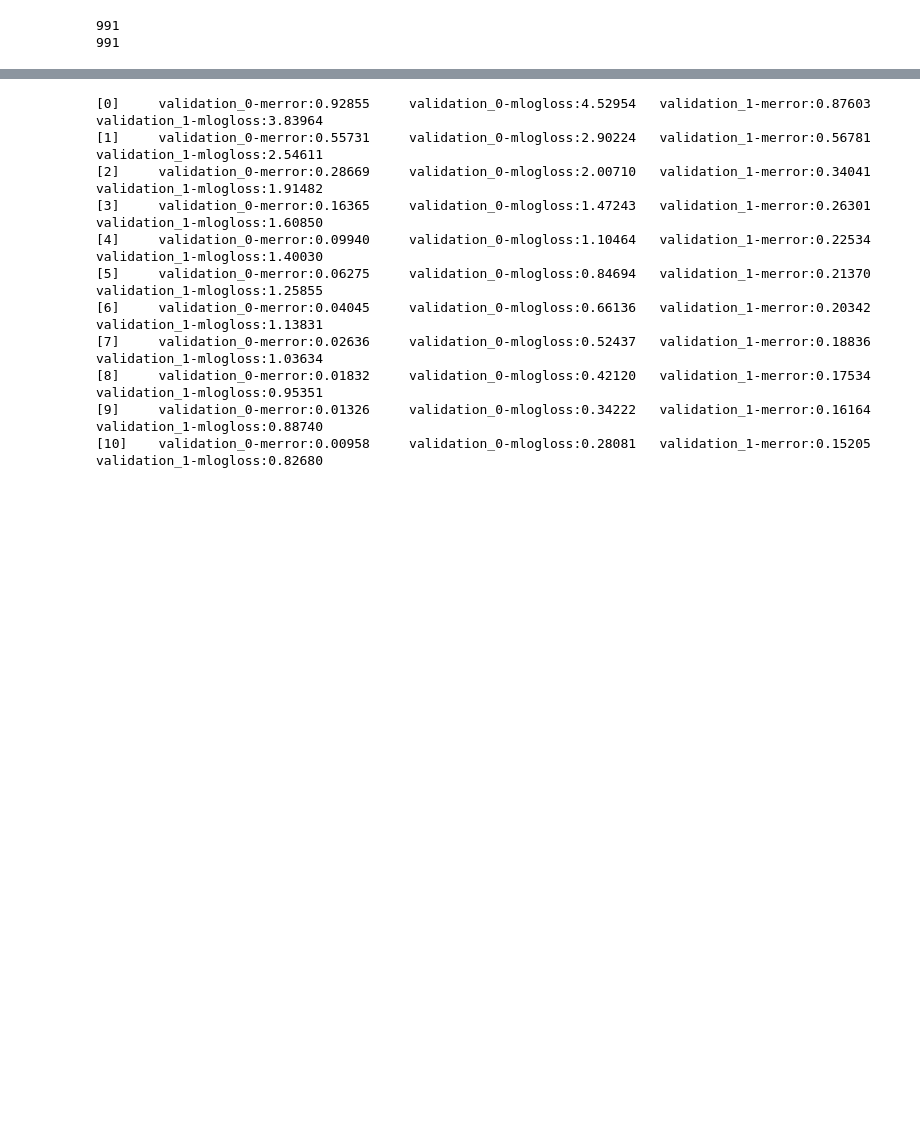
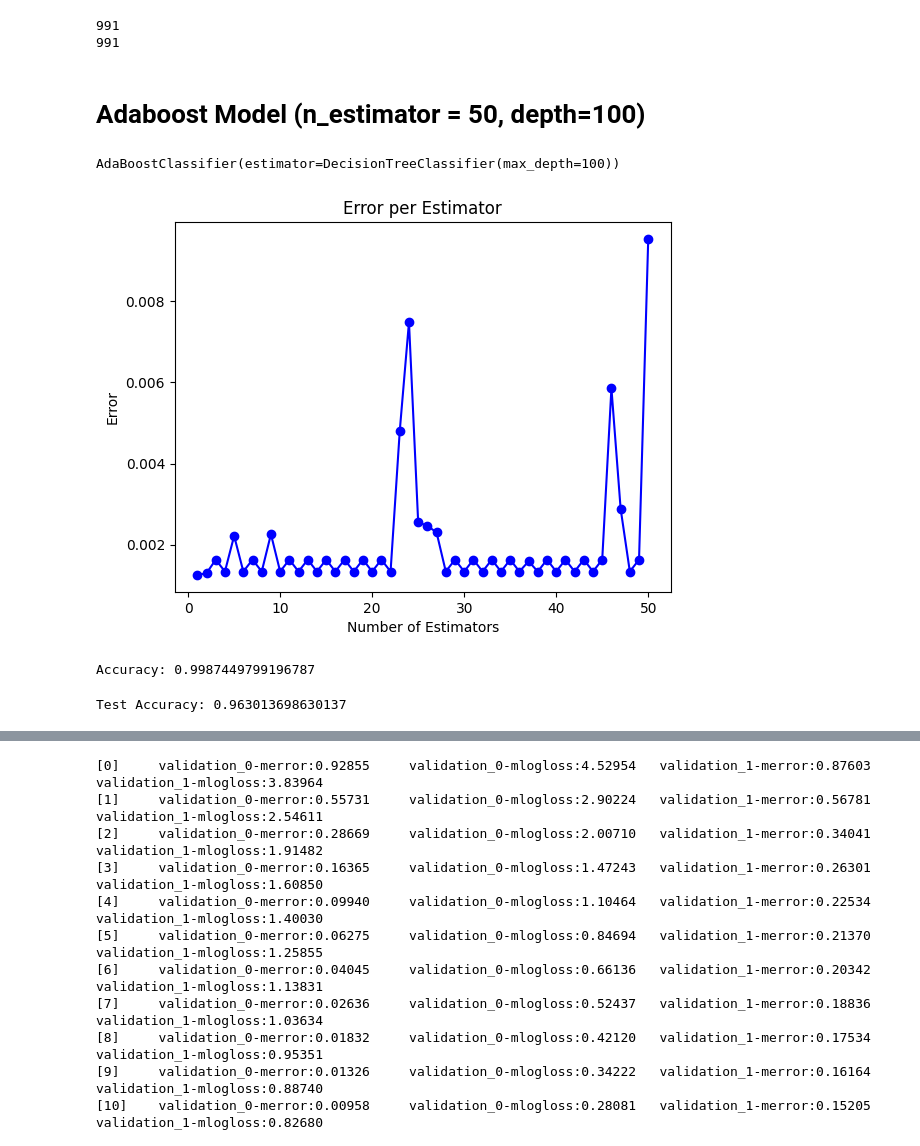
Before and after one commit to hmda77/Ensemble-Indoor-Loc, a Jupyter notebook: Boosting_Algorithm/Boosting_On_indoor_Loc.ipynb, the cells around one changed output, grey strips where cells are left out. Cells and saved outputs as stored; diff of their text form; code cells hidden in the pictures; blank space fills up the shorter version.

```diff
--- a/Boosting_Algorithm/Boosting_On_indoor_Loc.ipynb
+++ b/Boosting_Algorithm/Boosting_On_indoor_Loc.ipynb
@@ -124,10 +134,12 @@ data_test['Did'] = data_test['Did'].astype(str).str[1]
 data_test['Did'] = pd.to_numeric(data_test['Did'])
 # %%
 #make X_train from Tr
-X = normalize(data_train.loc[:, (data_train.columns != 'Ts') & (data_train.columns != 'Cid')])
+# X = normalize(data_train.loc[:, (data_train.columns != 'Ts') & (data_train.columns != 'Cid')])
+X = data_train.loc[:, (data_train.columns != 'Ts') & (data_train.columns != 'Cid')]
 y = data_train.Cid
 
-Xt = normalize(data_test.loc[:, (data_train.columns != 'Ts') & (data_train.columns != 'Cid')])
+# Xt = normalize(data_test.loc[:, (data_train.columns != 'Ts') & (data_train.columns != 'Cid')])
+Xt = data_test.loc[:, (data_train.columns != 'Ts') & (data_train.columns != 'Cid')]
 yt = data_test.Cid
 
 le = LabelEncoder()
@@ -146,3 +158,34 @@ print(len(y.unique()))
 # %% [output]
 991
 991
+# %% [markdown]
+# Adaboost Model (n_estimator = 50, depth=100)
+# %%
+
+base_estimator = DecisionTreeClassifier(max_depth=100)  # Shallow decision tree as a weak learner
+n_estimators = 50  # Number of weak learners in the ensemble
+adaboost = AdaBoostClassifier(estimator=base_estimator, n_estimators=n_estimators)
+
+
+# Fit the model
+adaboost.fit(X_train, y_train_encode)
+# %% [output]
+AdaBoostClassifier(estimator=DecisionTreeClassifier(max_depth=100))
+# %%
+# Collect the error rate for each estimator
+estimator_errors = []
+
+for estimator in adaboost.estimators_:
+    y_pred = estimator.predict(X_train)
+    error = 1 - accuracy_score(y_train_encode, y_pred)
+    estimator_errors.append(error)
+
+# Plot the error for each estimator
+plt.figure()
+plt.plot(range(1, n_estimators + 1), estimator_errors, marker='o', linestyle='-', color='b')
+plt.title('Error per Estimator')
+plt.xlabel('Number of Estimators')
+plt.ylabel('Error')
+plt.show()
+# %% [output]
+[figure, added]
@@ -148,0 +194,5 @@ print(len(y.unique()))
+# %%
+accuracy = accuracy_score(y_train_encode, y_pred_t)
+print(f"Accuracy: {accuracy}")
+# %% [output]
+Accuracy: 0.9987449799196787
@@ -148,0 +201,5 @@ print(len(y.unique()))
+# %%
+accuracy = accuracy_score(y_test_encode, y_pred)
+print(f"Test Accuracy: {accuracy}")
+# %% [output]
+Test Accuracy: 0.963013698630137
```
Also changed, not shown: parts of 55 cells of this notebook.
